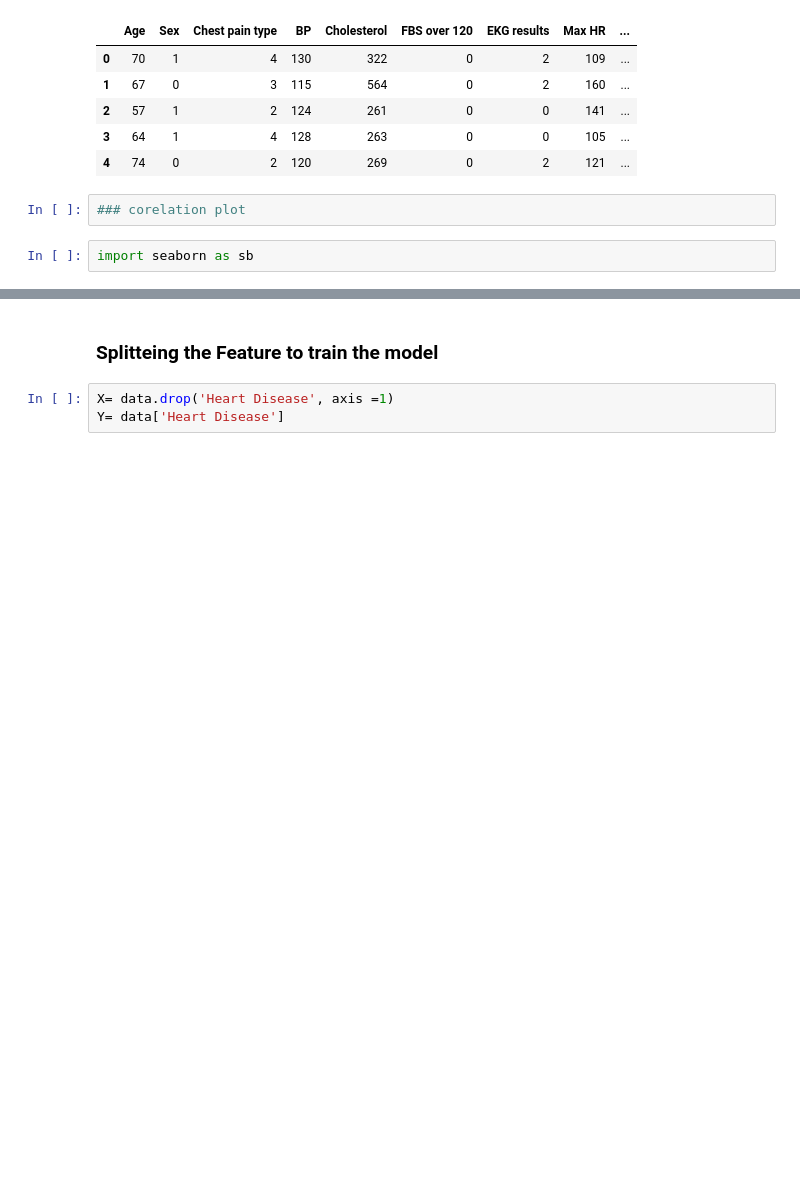
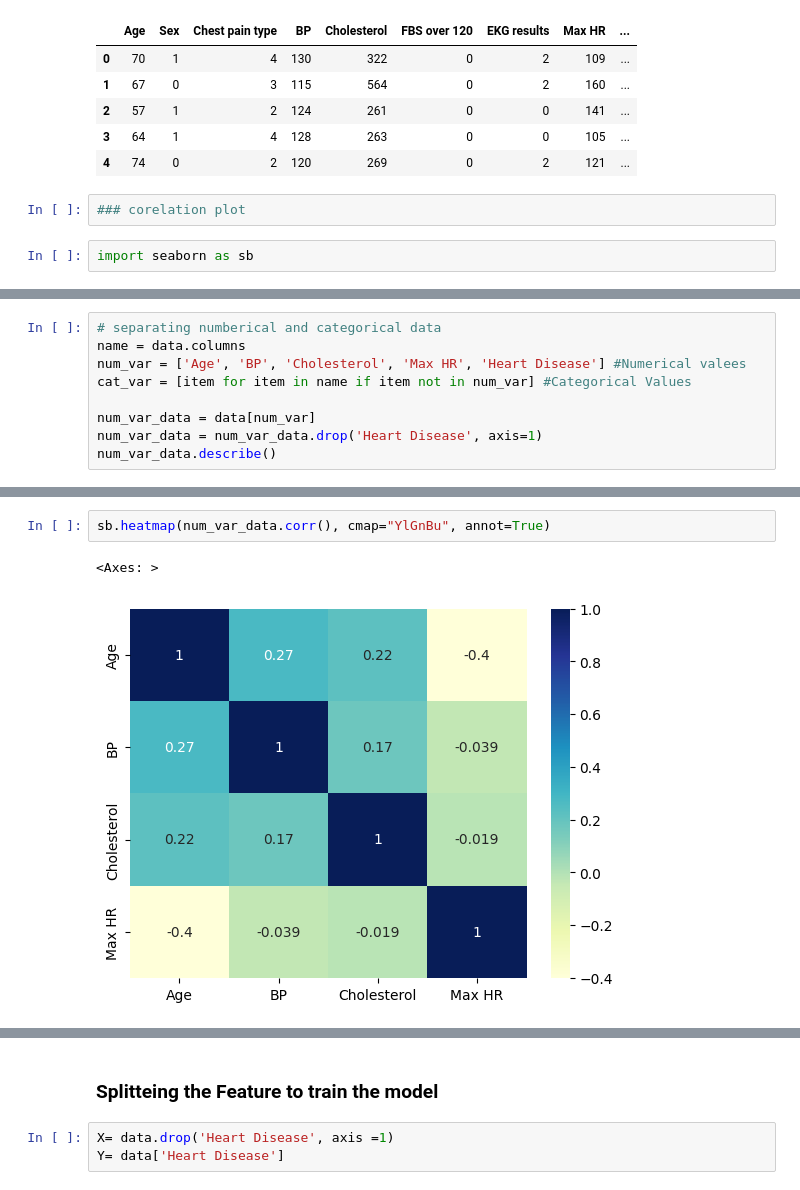
Before and after one commit to NeoMorpheus99/AI-ML, a Jupyter notebook: Heart_Disease_Prediction_Model.ipynb, the cells around one changed output, grey strips where cells are left out. Drawn from its saved outputs; the diff is of its cells as text; blank space fills up the shorter version.

```diff
--- a/Heart_Disease_Prediction_Model.ipynb
+++ b/Heart_Disease_Prediction_Model.ipynb
@@ -116,0 +119,9 @@ sb.lineplot(data, x= 'Age', y='Heart Disease')
+# %%
+# separating numberical and categorical data
+name = data.columns
+num_var = ['Age', 'BP', 'Cholesterol', 'Max HR', 'Heart Disease'] #Numerical valees
+cat_var = [item for item in name if item not in num_var] #Categorical Values
+
+num_var_data = data[num_var]
+num_var_data = num_var_data.drop('Heart Disease', axis=1)
+num_var_data.describe()
@@ -116,0 +146,5 @@ sb.lineplot(data, x= 'Age', y='Heart Disease')
+# %%
+sb.heatmap(num_var_data.corr(), cmap="YlGnBu", annot=True)
+# %% [output]
+<Axes: >
+[figure, added]
```
Also changed, not shown: parts of 19 cells of this notebook.
